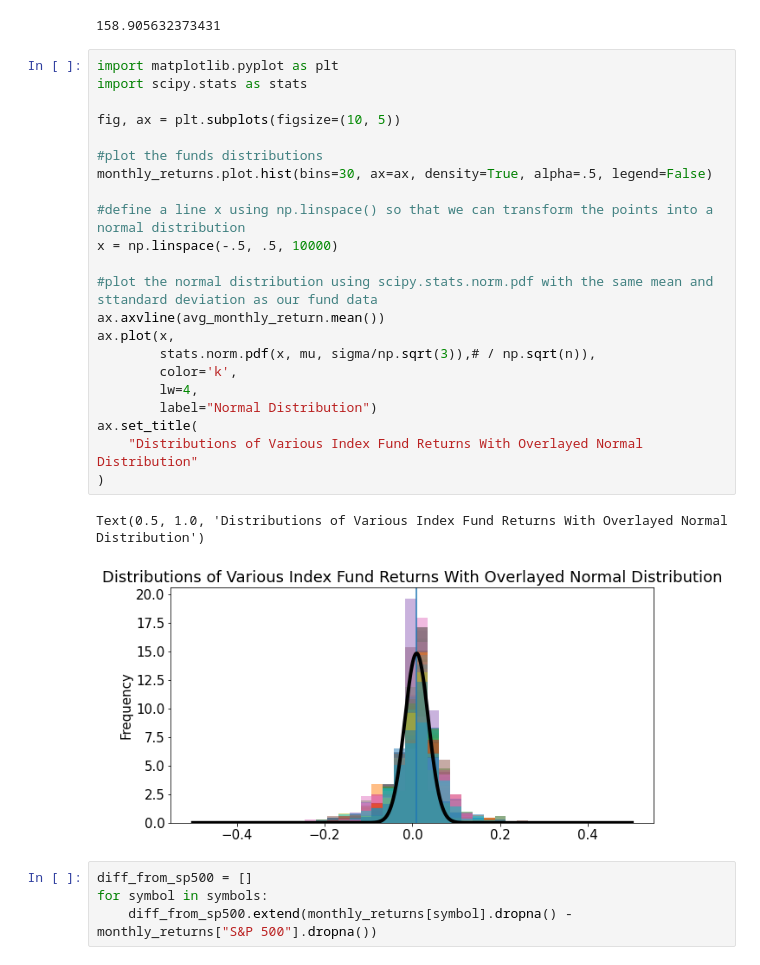
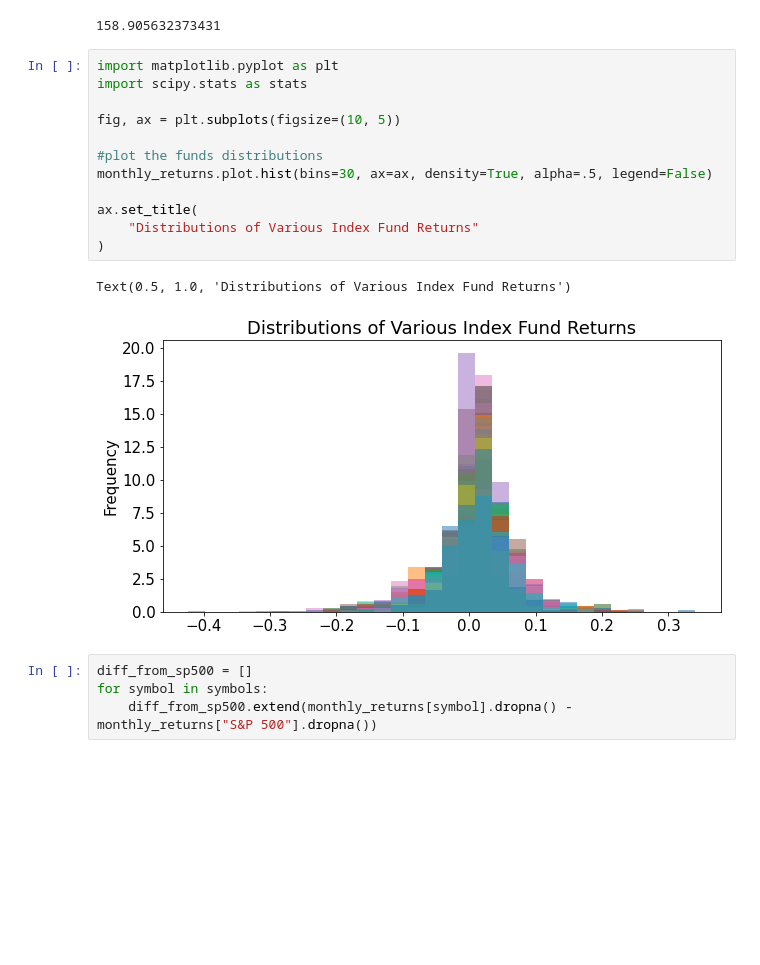
Before and after one commit to zacharyejohnson/Academics, a Jupyter notebook: LPFSAE/LSPFSAE Chapter 4 - Hypothesis Testing - 8-15-2022.ipynb, the cells around one changed output. Saved outputs shown, nothing was run; the diff lists cells and outputs as text; blank space fills up the shorter version.

```diff
--- a/LPFSAE/LSPFSAE Chapter 4 - Hypothesis Testing - 8-15-2022.ipynb
+++ b/LPFSAE/LSPFSAE Chapter 4 - Hypothesis Testing - 8-15-2022.ipynb
@@ -232,28 +233,18 @@ np.sqrt(n)
 # %%
 import matplotlib.pyplot as plt
 import scipy.stats as stats
 
 fig, ax = plt.subplots(figsize=(10, 5))
 
 #plot the funds distributions
 monthly_returns.plot.hist(bins=30, ax=ax, density=True, alpha=.5, legend=False)
 
-#define a line x using np.linspace() so that we can transform the points into a normal distribution
-x = np.linspace(-.5, .5, 10000)
-
-#plot the normal distribution using scipy.stats.norm.pdf with the same mean and sttandard deviation as our fund data
-ax.axvline(avg_monthly_return.mean())
-ax.plot(x,
-        stats.norm.pdf(x, mu, sigma/np.sqrt(3)),# / np.sqrt(n)),
-        color='k',
-        lw=4,
-        label="Normal Distribution")
 ax.set_title(
-    "Distributions of Various Index Fund Returns With Overlayed Normal Distribution"
+    "Distributions of Various Index Fund Returns"
 )
 # %% [output]
-Text(0.5, 1.0, 'Distributions of Various Index Fund Returns With Overlayed Normal Distribution')
+Text(0.5, 1.0, 'Distributions of Various Index Fund Returns')
-[figure, old version]
+[figure, new version]
 # %%
 diff_from_sp500 = []
 for symbol in symbols:
```
Also changed, not shown: parts of 75 cells of this notebook, 2 other files.
